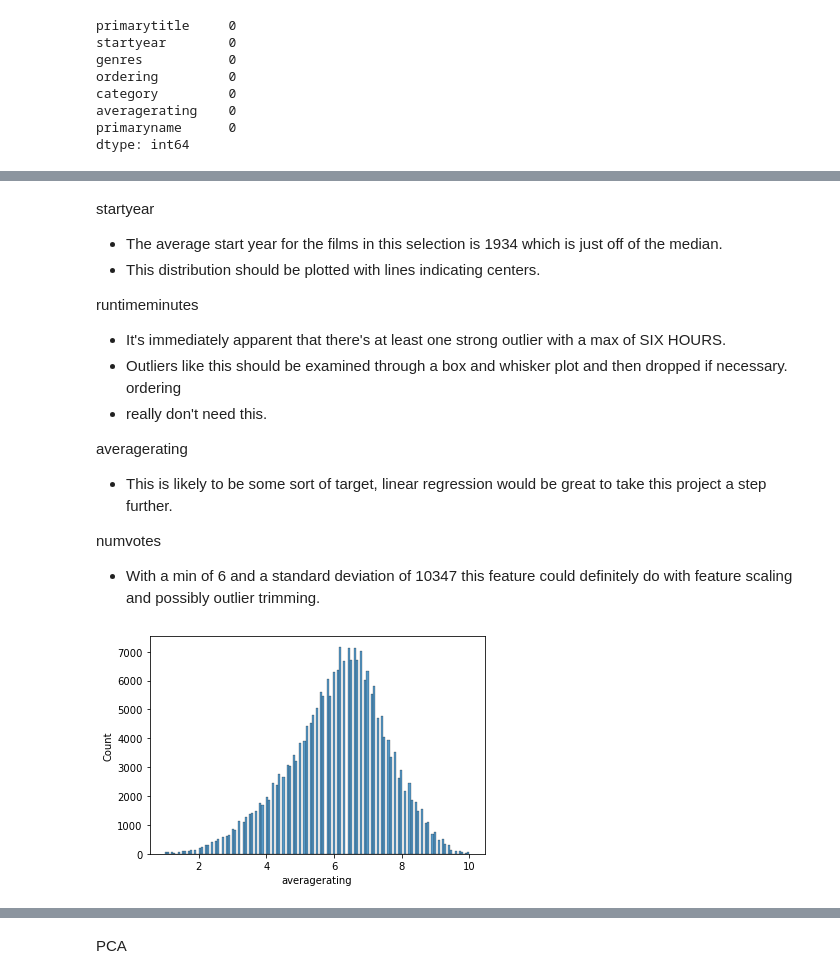
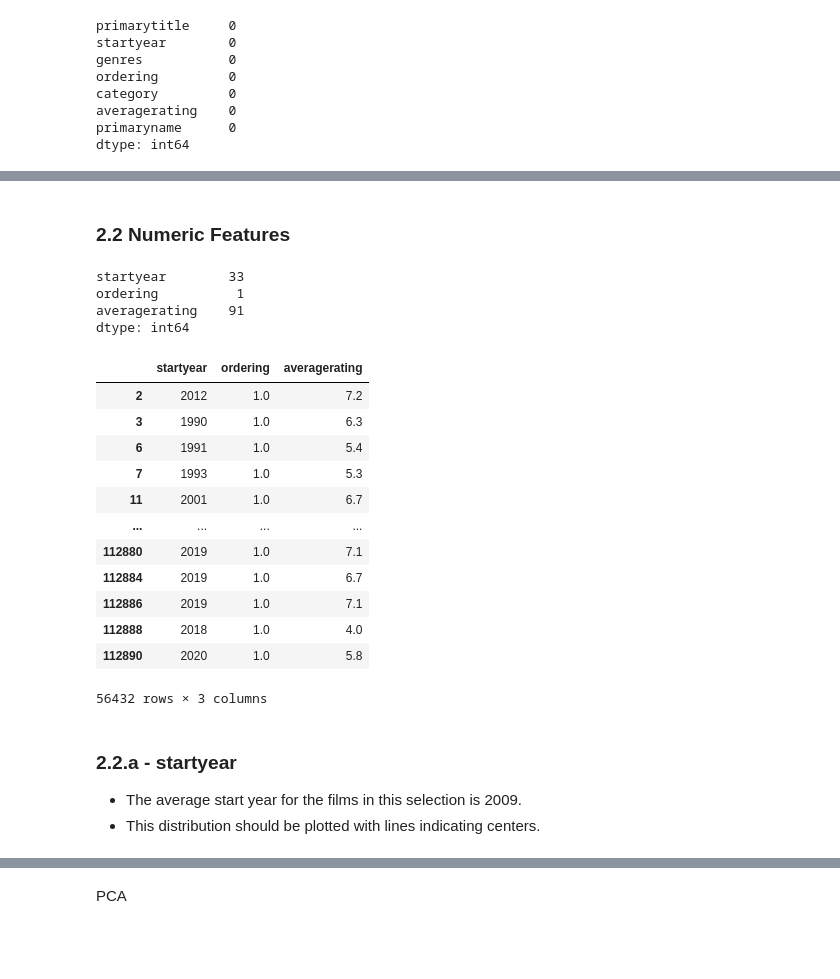
Before and after one commit to 333Kenji/IMDB_KMeans, a Jupyter notebook: Notebooks/KMeans.ipynb, the cells around one changed output, grey strips where cells are left out. Drawn from its saved outputs; the diff is of its cells as text; code cells hidden in the pictures; blank space fills up the shorter version.

```diff
--- a/Notebooks/KMeans.ipynb
+++ b/Notebooks/KMeans.ipynb
@@ -326,24 +303,29 @@ data.describe(include='all')
-# %% [markdown]
-startyear
-- The average start year for the films in this selection is 1934 which is just off of the median.
-- This distribution should be plotted with lines indicating centers.
-
-runtimeminutes
-- It's immediately apparent that there's at least one strong outlier with a max of SIX HOURS.
-- Outliers like this should be examined through a box and whisker plot and then dropped if necessary.
-ordering
-- really don't need this.
-
-averagerating
-- This is likely to be some sort of target, linear regression would be great to take this project a step further.
-
-numvotes
-- With a min of 6 and a standard deviation of 10347 this feature could definitely do with feature scaling and possibly outlier trimming.
-# %%
-# Explore Likely Target
-# Despite some outlier values the target seems to be normally distributed.
-# Leaving it for now, I'd like to check later to see if removing this data, or modifying it's upstream processing, will have meaningful impact on model performance.
-sns.histplot(data.averagerating)
-plt.show()
-# %% [output]
-[figure, removed]
+# %% [markdown]
+### 2.2 Numeric Features
+# %%
+data.select_dtypes('number').nunique()
+# %% [output]
+startyear        33
+ordering          1
+averagerating    91
+dtype: int64
+# %%
+data.select_dtypes('number')
+# %% [output]
+|  | startyear | ordering | averagerating |
+| 2 | 2012 | 1.0 | 7.2 |
+| 3 | 1990 | 1.0 | 6.3 |
+| 6 | 1991 | 1.0 | 5.4 |
+| 7 | 1993 | 1.0 | 5.3 |
+| 11 | 2001 | 1.0 | 6.7 |
+| ... | ... | ... | ... |
+| 112880 | 2019 | 1.0 | 7.1 |
+| 112884 | 2019 | 1.0 | 6.7 |
+| 112886 | 2019 | 1.0 | 7.1 |
+| 112888 | 2018 | 1.0 | 4.0 |
+| 112890 | 2020 | 1.0 | 5.8 |
+56432 rows × 3 columns
+# %% [markdown]
+### 2.2.a - startyear
+- The average start year for the films in this selection is 2009.
+- This distribution should be plotted with lines indicating centers.
```
Also changed, not shown: parts of 124 cells of this notebook, 1 other file.
